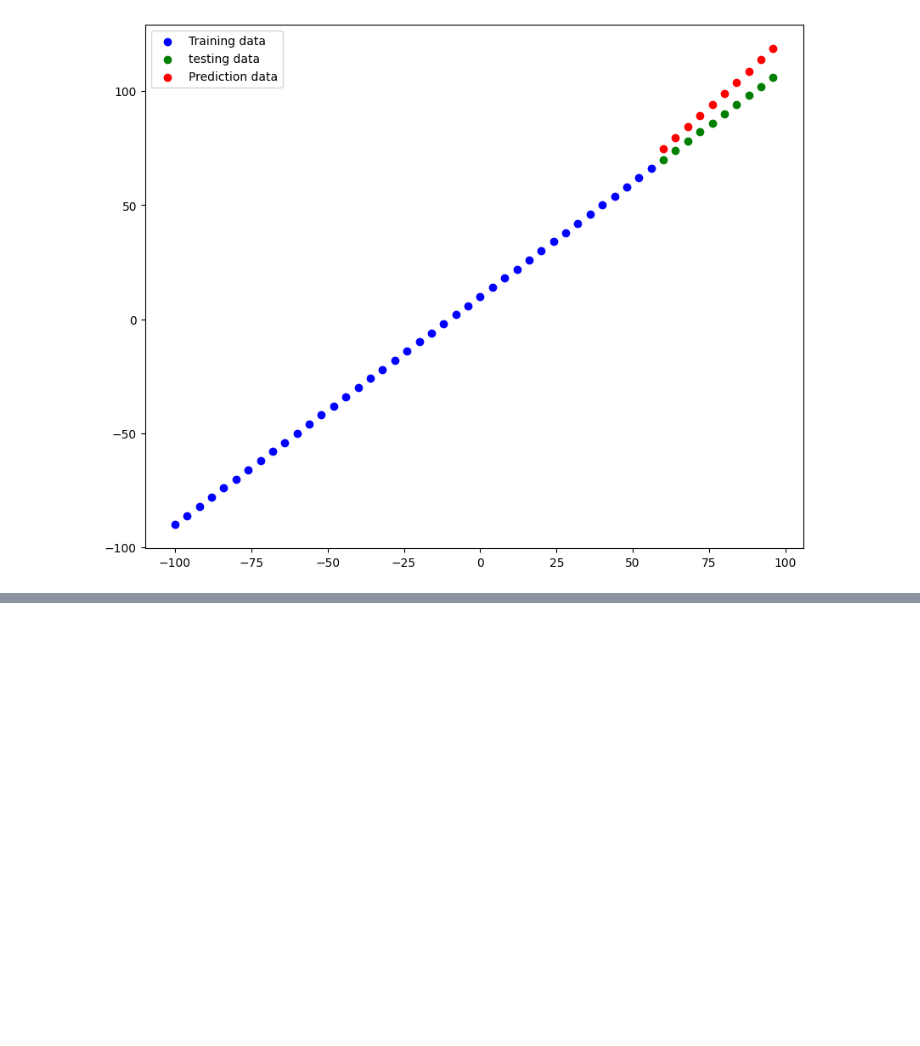
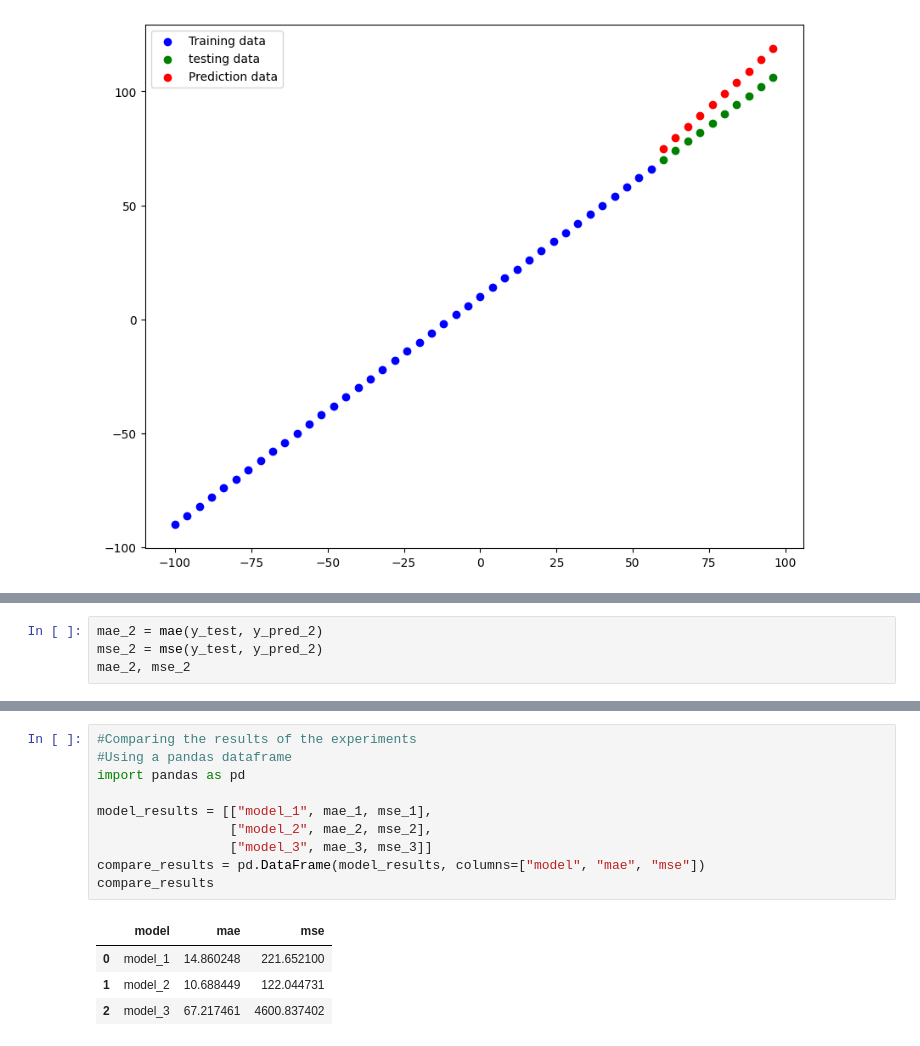
Before and after one commit to gunavc/TensorFlow, a Jupyter notebook: Neural-Network-Regression.ipynb, the cells around one changed output, grey strips where cells are left out. Saved outputs shown, nothing was run; the diff lists cells and outputs as text; blank space fills up the shorter version.

```diff
--- a/Neural-Network-Regression.ipynb
+++ b/Neural-Network-Regression.ipynb
@@ -340,0 +462,4 @@ plot_pred()
+# %%
+mae_2 = mae(y_test, y_pred_2)
+mse_2 = mse(y_test, y_pred_2)
+mae_2, mse_2
@@ -340,0 +532,15 @@ plot_pred()
+# %%
+#Comparing the results of the experiments
+#Using a pandas dataframe
+import pandas as pd
+
+model_results = [["model_1", mae_1, mse_1],
+                 ["model_2", mae_2, mse_2],
+                 ["model_3", mae_3, mse_3]]
+compare_results = pd.DataFrame(model_results, columns=["model", "mae", "mse"])
+compare_results
+# %% [output]
+|  | model | mae | mse |
+| 0 | model_1 | 14.860248 | 221.652100 |
+| 1 | model_2 | 10.688449 | 122.044731 |
+| 2 | model_3 | 67.217461 | 4600.837402 |
```
Also changed, not shown: parts of 23 cells of this notebook.
